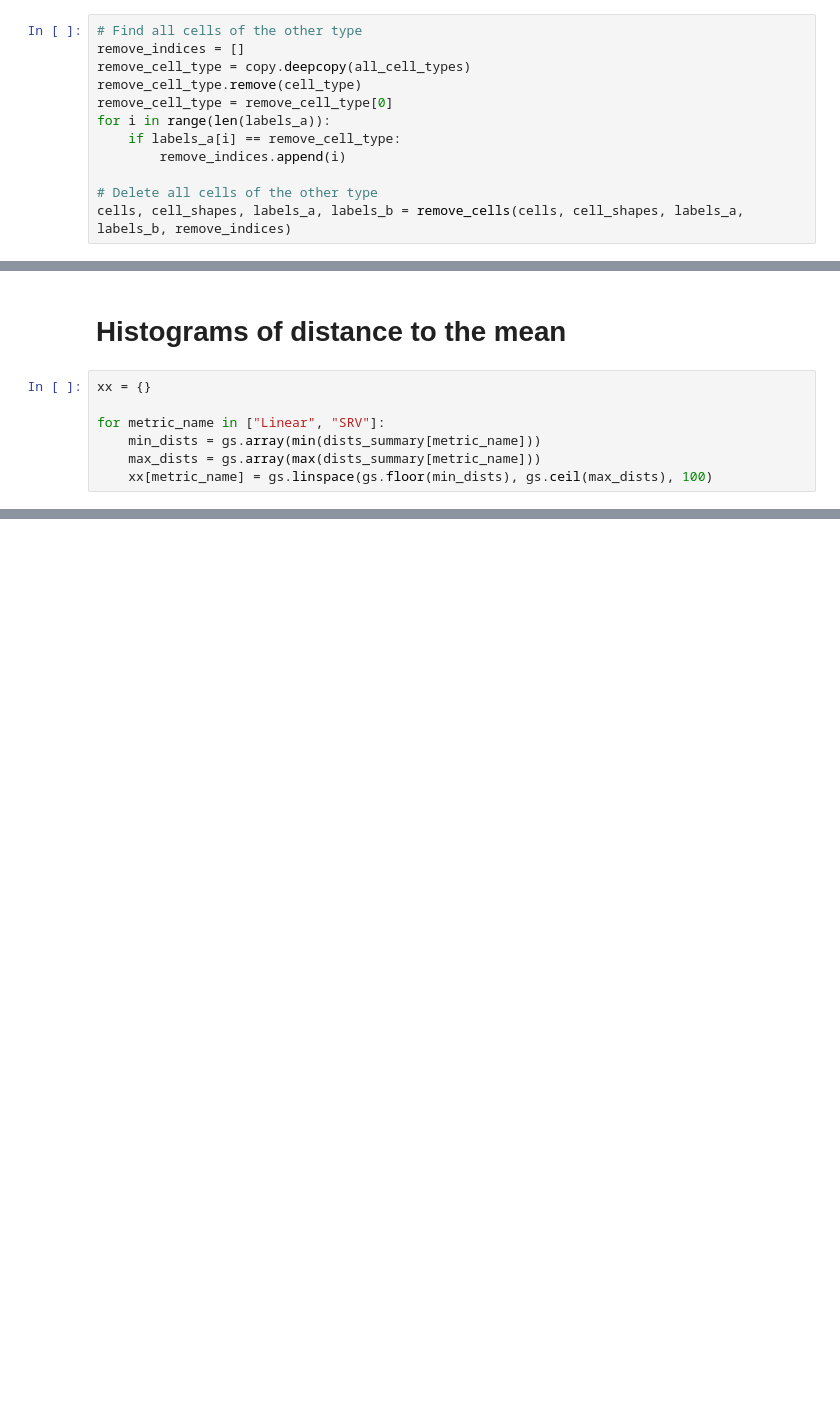
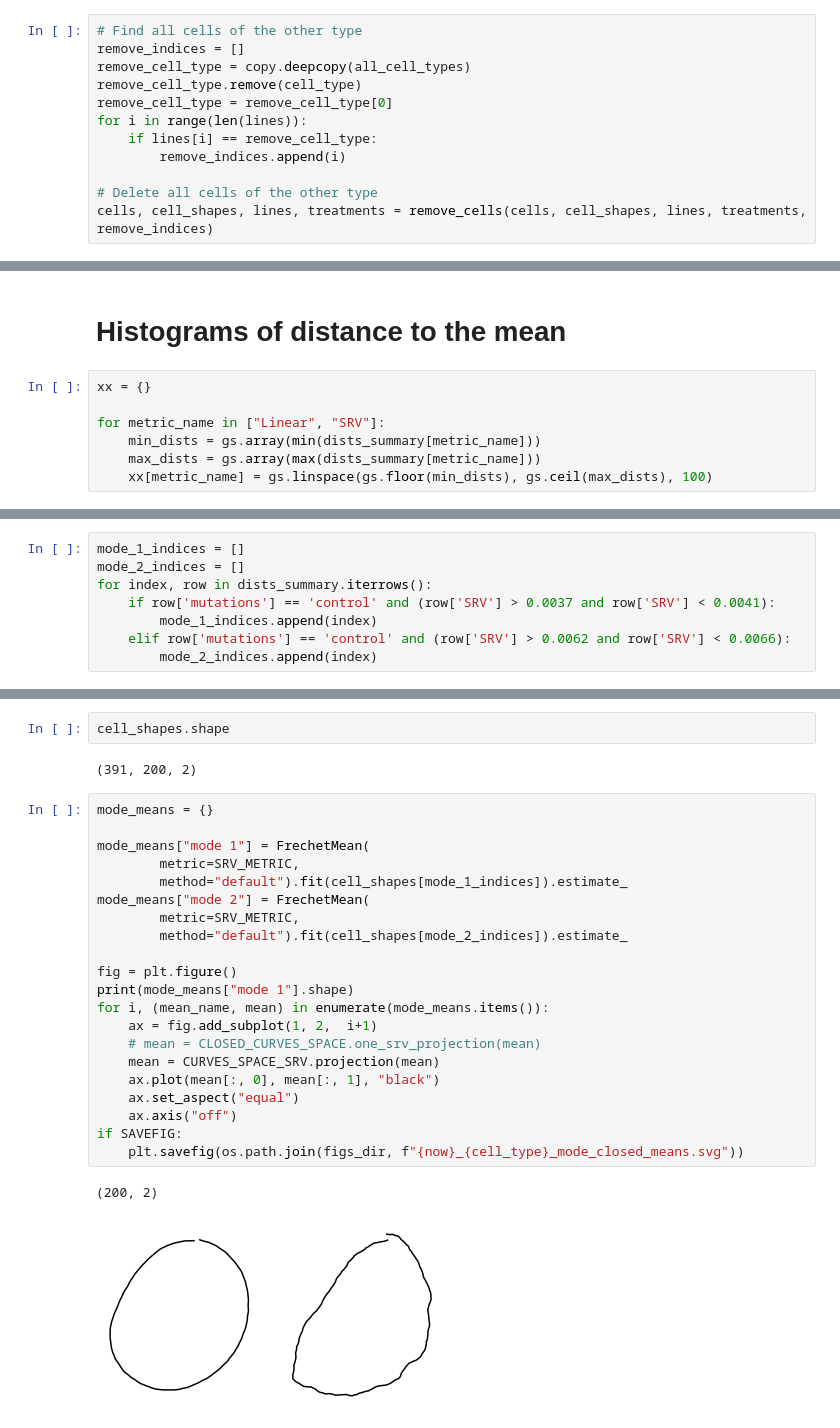
Before and after one commit to wxli0/dyn, a Jupyter notebook: dyn/notebooks/explore_histogram.ipynb, the cells around one changed output, grey strips where cells are left out. Cells and saved outputs as stored; diff of their text form; blank space fills up the shorter version.

```diff
--- a/dyn/notebooks/explore_histogram.ipynb
+++ b/dyn/notebooks/explore_histogram.ipynb
@@ -157,12 +321,12 @@ remove_indices = []
 remove_cell_type = copy.deepcopy(all_cell_types)
 remove_cell_type.remove(cell_type)
 remove_cell_type = remove_cell_type[0]
-for i in range(len(labels_a)):
-    if labels_a[i] == remove_cell_type:
+for i in range(len(lines)):
+    if lines[i] == remove_cell_type:
         remove_indices.append(i)
 
 # Delete all cells of the other type
-cells, cell_shapes, labels_a, labels_b = remove_cells(cells, cell_shapes, labels_a, labels_b, remove_indices)
+cells, cell_shapes, lines, treatments = remove_cells(cells, cell_shapes, lines, treatments, remove_indices)
 # %% [markdown]
 ## Remove outliers by DeCOr-MDS using linear metric
 # %%
@@ -344,0 +466,8 @@ if SAVEFIG:
+# %%
+mode_1_indices = []
+mode_2_indices = []
+for index, row in dists_summary.iterrows():
+    if row['mutations'] == 'control' and (row['SRV'] > 0.0037 and row['SRV'] < 0.0041):
+        mode_1_indices.append(index)
+    elif row['mutations'] == 'control' and (row['SRV'] > 0.0062 and row['SRV'] < 0.0066):
+        mode_2_indices.append(index)
@@ -344,0 +480,28 @@ if SAVEFIG:
+# %%
+cell_shapes.shape
+# %% [output]
+(391, 200, 2)
+# %%
+mode_means = {}
+
+mode_means["mode 1"] = FrechetMean(
+        metric=SRV_METRIC,
+        method="default").fit(cell_shapes[mode_1_indices]).estimate_
+mode_means["mode 2"] = FrechetMean(
+        metric=SRV_METRIC,
+        method="default").fit(cell_shapes[mode_2_indices]).estimate_
+
+fig = plt.figure()
+print(mode_means["mode 1"].shape)
+for i, (mean_name, mean) in enumerate(mode_means.items()):
+    ax = fig.add_subplot(1, 2,  i+1)
+    # mean = CLOSED_CURVES_SPACE.one_srv_projection(mean)
+    mean = CURVES_SPACE_SRV.projection(mean)
+    ax.plot(mean[:, 0], mean[:, 1], "black")
+    ax.set_aspect("equal")
+    ax.axis("off")
+if SAVEFIG:
+    plt.savefig(os.path.join(figs_dir, f"{now}_{cell_type}_mode_closed_means.svg"))
+# %% [output]
+(200, 2)
+[figure, added]
```
Also changed, not shown: parts of 31 cells of this notebook, 1 other file.
